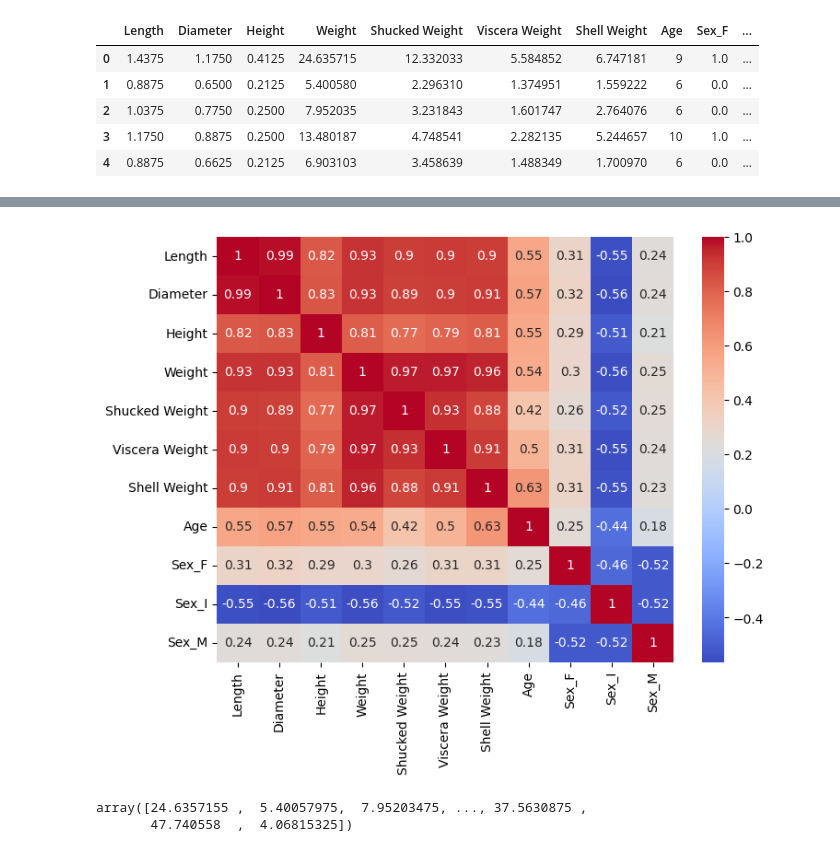
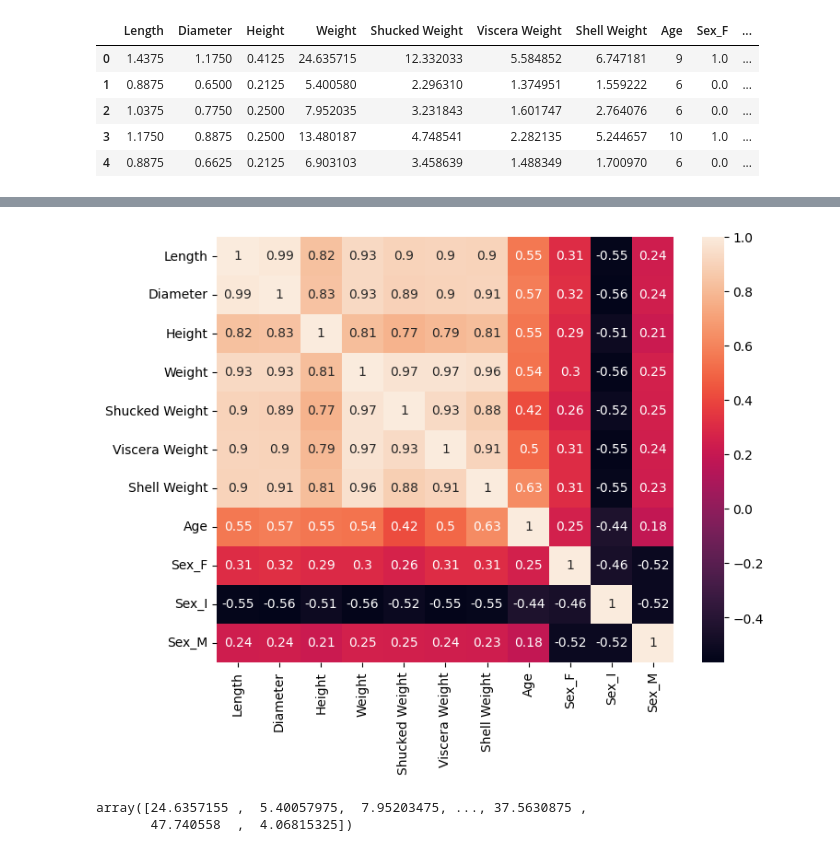
Before and after one commit to realyashsehgal/Age-Prediction, a Jupyter notebook: Models/Main.ipynb, the cells around one changed output, grey strips where cells are left out. Saved outputs shown, nothing was run; the diff lists cells and outputs as text; code cells hidden in the pictures.

```diff
--- a/Models/Main.ipynb
+++ b/Models/Main.ipynb
@@ -180,11 +194,8 @@ df_final.corr()
 | Sex_I | -0.550747 | -0.563991 | -0.514116 | -0.555202 | -0.518380 | -0.553913 | -0.545632 | -0.437937 | -0.461334 | ... |
 | Sex_M | 0.235639 | 0.239101 | 0.212289 | 0.249073 | 0.247921 | 0.239614 | 0.232112 | 0.182339 | -0.517738 | ... |
 # %%
-plt.figure(figsize=(8,6))
-sns.heatmap(df_final.corr(),annot=True,cmap='coolwarm')
-plt.show()
 # %% [output]
-[figure, old version]
+[figure, new version]
 # %%
 
 # features = df_final.select_dtypes(include=['int64', 'float64'])
```
Also changed, not shown: parts of 16 cells of this notebook.
